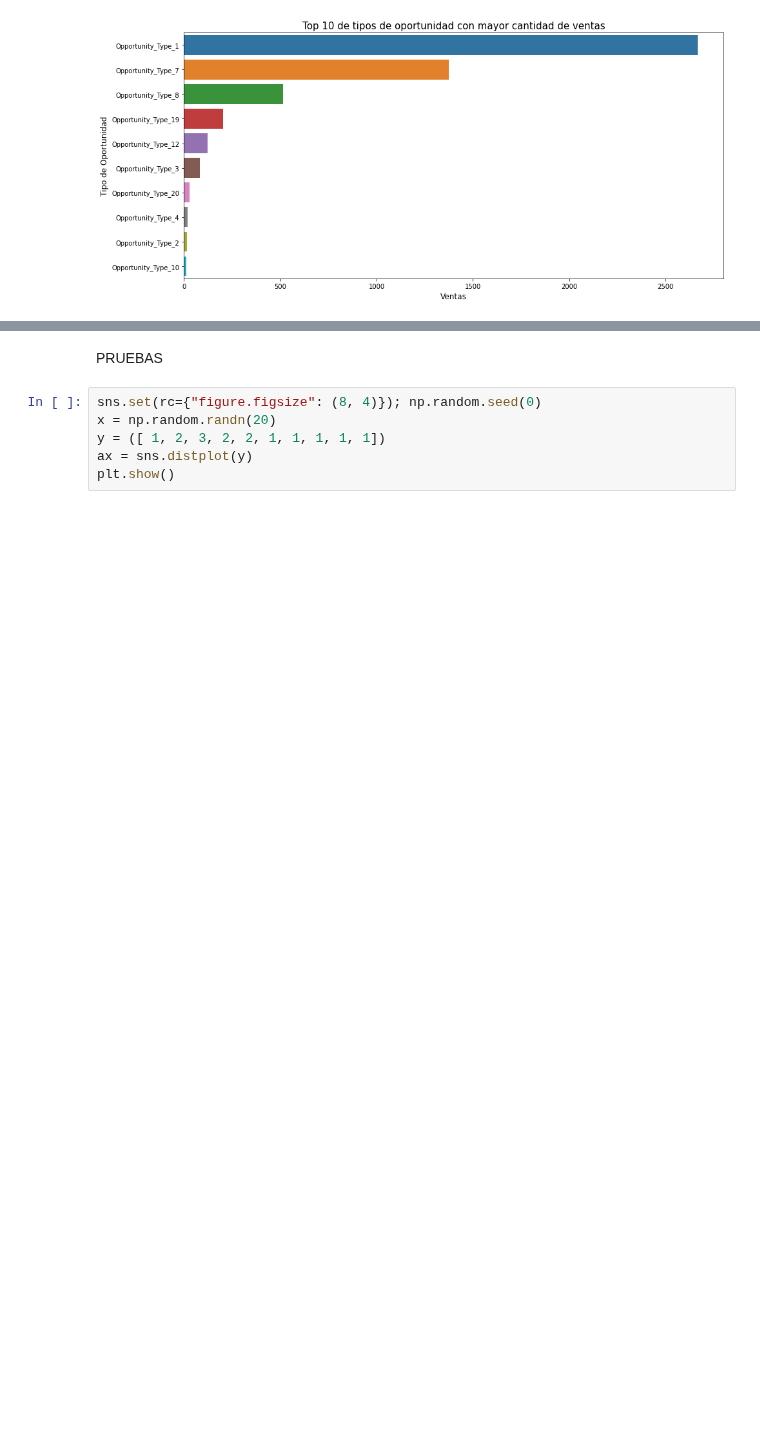
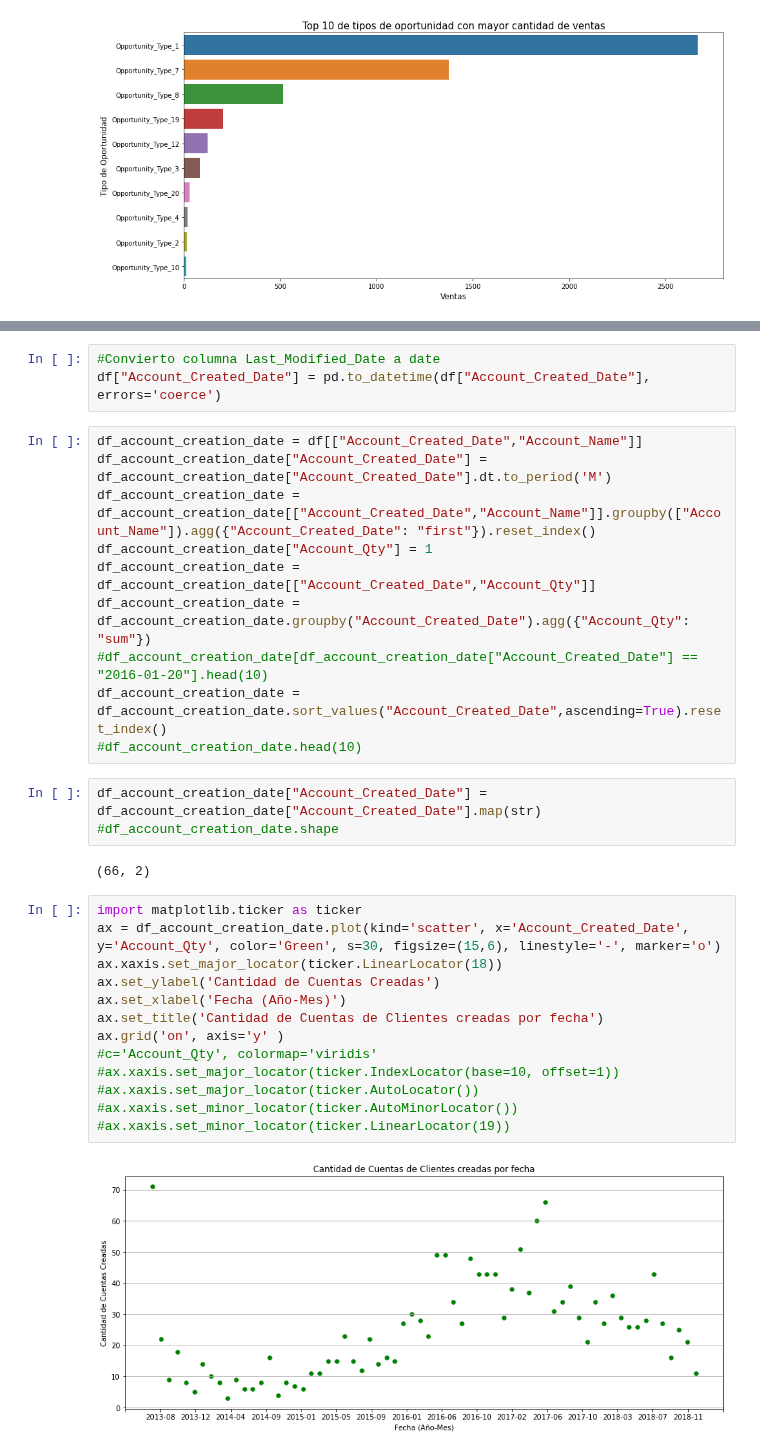
Before and after one commit to FernandoSinisi/Orga-Datos-2C-2020, a Jupyter notebook: TP1/Otros_graficos.ipynb, the cells around one changed output, grey strips where cells are left out. Drawn from its saved outputs; the diff is of its cells as text; blank space fills up the shorter version.

```diff
--- a/TP1/Otros_graficos.ipynb
+++ b/TP1/Otros_graficos.ipynb
@@ -854,8 +430,33 @@ plt.show()
-# %% [markdown]
-PRUEBAS
-# %%
-sns.set(rc={"figure.figsize": (8, 4)}); np.random.seed(0)
-x = np.random.randn(20)
-y = ([ 1, 2, 3, 2, 2, 1, 1, 1, 1, 1])
-ax = sns.distplot(y)
-plt.show()
+# %%
+#Convierto columna Last_Modified_Date a date
+df["Account_Created_Date"] = pd.to_datetime(df["Account_Created_Date"], errors='coerce')
+# %%
+df_account_creation_date = df[["Account_Created_Date","Account_Name"]]
+df_account_creation_date["Account_Created_Date"] = df_account_creation_date["Account_Created_Date"].dt.to_period('M')
+df_account_creation_date = df_account_creation_date[["Account_Created_Date","Account_Name"]].groupby(["Account_Name"]).agg({"Account_Created_Date": "first"}).reset_index()
+df_account_creation_date["Account_Qty"] = 1
+df_account_creation_date = df_account_creation_date[["Account_Created_Date","Account_Qty"]]
+df_account_creation_date = df_account_creation_date.groupby("Account_Created_Date").agg({"Account_Qty": "sum"})
+#df_account_creation_date[df_account_creation_date["Account_Created_Date"] == "2016-01-20"].head(10)
+df_account_creation_date = df_account_creation_date.sort_values("Account_Created_Date",ascending=True).reset_index()
+#df_account_creation_date.head(10)
+# %%
+df_account_creation_date["Account_Created_Date"] = df_account_creation_date["Account_Created_Date"].map(str)
+#df_account_creation_date.shape
+# %% [output]
+(66, 2)
+# %%
+import matplotlib.ticker as ticker
+ax = df_account_creation_date.plot(kind='scatter', x='Account_Created_Date', y='Account_Qty', color='Green', s=30, figsize=(15,6), linestyle='-', marker='o')
+ax.xaxis.set_major_locator(ticker.LinearLocator(18))
+ax.set_ylabel('Cantidad de Cuentas Creadas')
+ax.set_xlabel('Fecha (Año-Mes)')
+ax.set_title('Cantidad de Cuentas de Clientes creadas por fecha')
+ax.grid('on', axis='y' )
+#c='Account_Qty', colormap='viridis'
+#ax.xaxis.set_major_locator(ticker.IndexLocator(base=10, offset=1))
+#ax.xaxis.set_major_locator(ticker.AutoLocator())
+#ax.xaxis.set_minor_locator(ticker.AutoMinorLocator())
+#ax.xaxis.set_minor_locator(ticker.LinearLocator(19))
+# %% [output]
+[figure, added]
```
Also changed, not shown: parts of 41 cells of this notebook, 1 other file.
